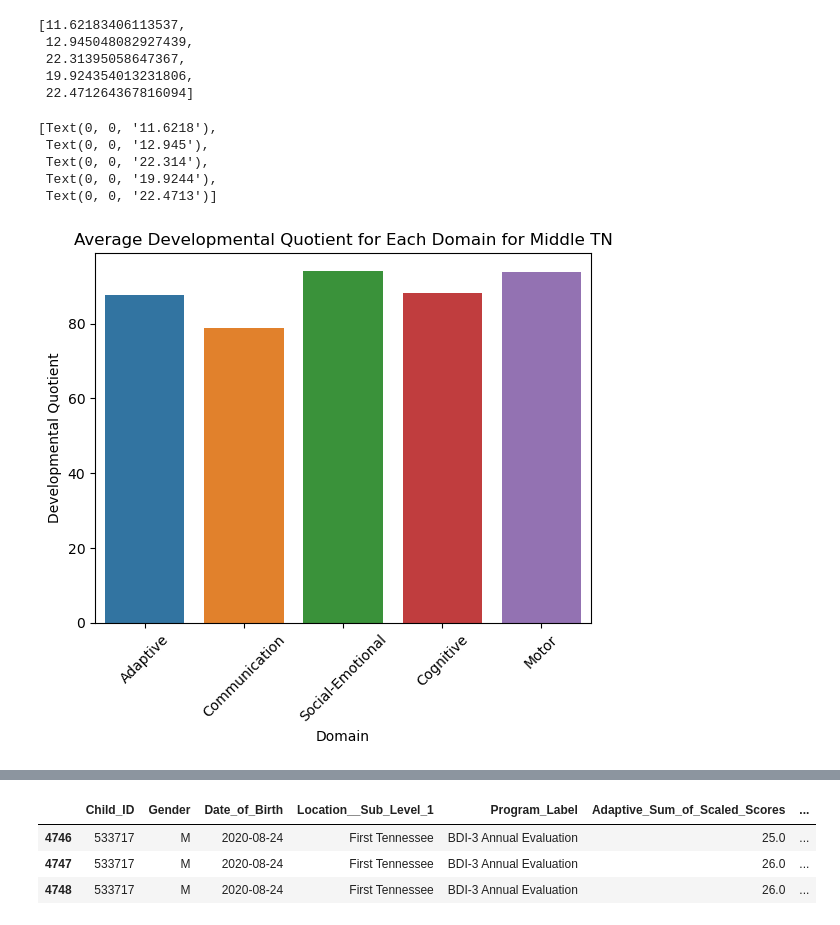
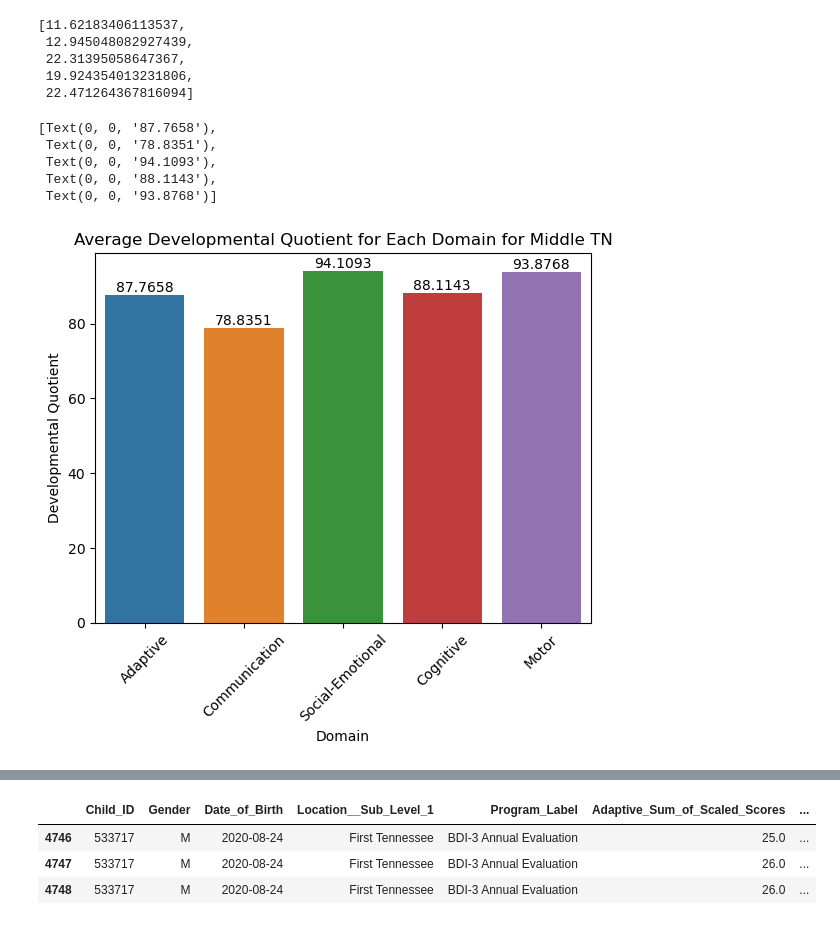
Before and after one commit to NSS-Data-Analytics-Cohort-10/teis-concat-dog, a Jupyter notebook: notebooks/teis-rushi.ipynb, the cells around one changed output, grey strips where cells are left out. Drawn from its saved outputs; the diff is of its cells as text; code cells hidden in the pictures.

Commit message:
working on visuals

```diff
--- a/notebooks/teis-rushi.ipynb
+++ b/notebooks/teis-rushi.ipynb
@@ -498,18 +498,18 @@ ss_avg_mid
  19.924354013231806,
  22.471264367816094]
 # %%
-regions_mid_avg = [dataset[dataset['Location_Group']=='Middle TN']['Adaptive_Developmental_Quotient'].mean(), dataset[dataset['Location_Group']=='Middle TN']['Communication_Developmental_Quotient'].mean(), dataset[dataset['Location_Group']=='Middle TN']['Social_Emotional_Developmental_Quotient'].mean(), dataset[dataset['Location_Group']=='Middle TN']['Cognitive_Developmental_Quotient'].mean(), dataset[dataset['Location_Group']=='Middle TN']['Motor_Developmental_Quotient'].mean()]
+regions_mid_avg = [dataset_clean[dataset_clean['Location_Group']=='Middle TN']['Adaptive_Developmental_Quotient'].mean(), dataset_clean[dataset_clean['Location_Group']=='Middle TN']['Communication_Developmental_Quotient'].mean(), dataset_clean[dataset_clean['Location_Group']=='Middle TN']['Social_Emotional_Developmental_Quotient'].mean(), dataset_clean[dataset_clean['Location_Group']=='Middle TN']['Cognitive_Developmental_Quotient'].mean(), dataset_clean[dataset_clean['Location_Group']=='Middle TN']['Motor_Developmental_Quotient'].mean()]
 
 regions_mid = sns.barplot(x=domains,y=regions_mid_avg)
 plt.xlabel("Domain")
 plt.ylabel("Developmental Quotient")
 plt.title("Average Developmental Quotient for Each Domain for Middle TN")
 plt.xticks(rotation=45)
-ss_avg_mid_barplot.bar_label(ss_avg_mid_barplot.containers[0])
+regions_mid.bar_label(regions_mid.containers[0])
 # %% [output]
-[Text(0, 0, '11.6218'),
- Text(0, 0, '12.945'),
- Text(0, 0, '22.314'),
- Text(0, 0, '19.9244'),
- Text(0, 0, '22.4713')]
+[Text(0, 0, '87.7658'),
+ Text(0, 0, '78.8351'),
+ Text(0, 0, '94.1093'),
+ Text(0, 0, '88.1143'),
+ Text(0, 0, '93.8768')]
-[figure, old version]
+[figure, new version]
```
Also changed, not shown: parts of 14 cells of this notebook, 1 other file.
